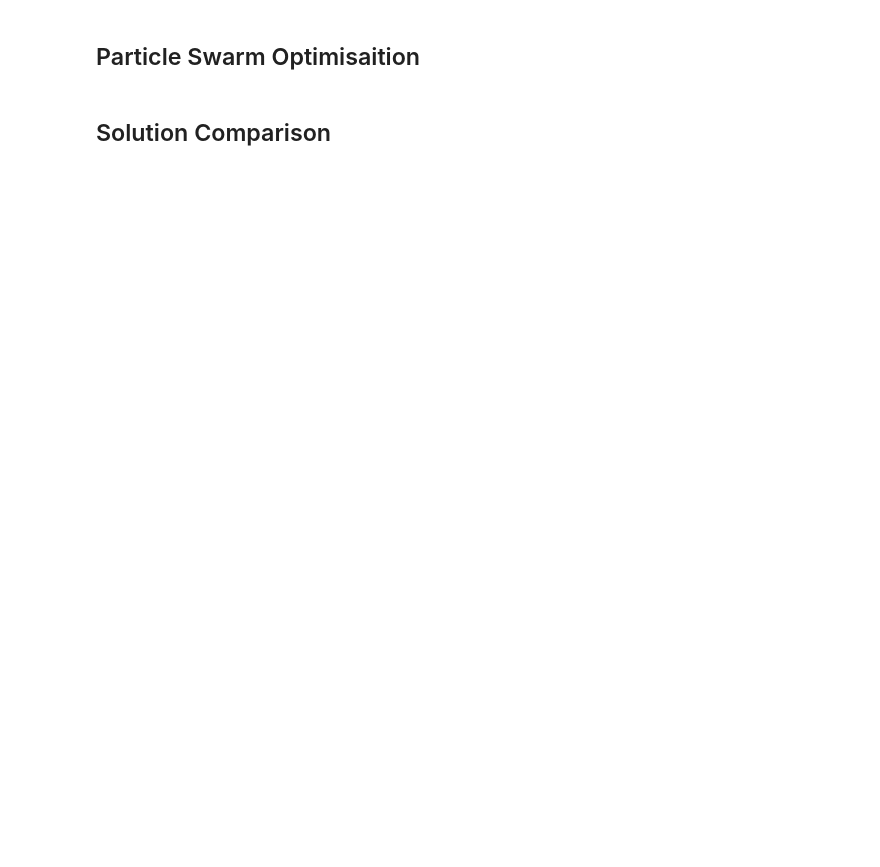
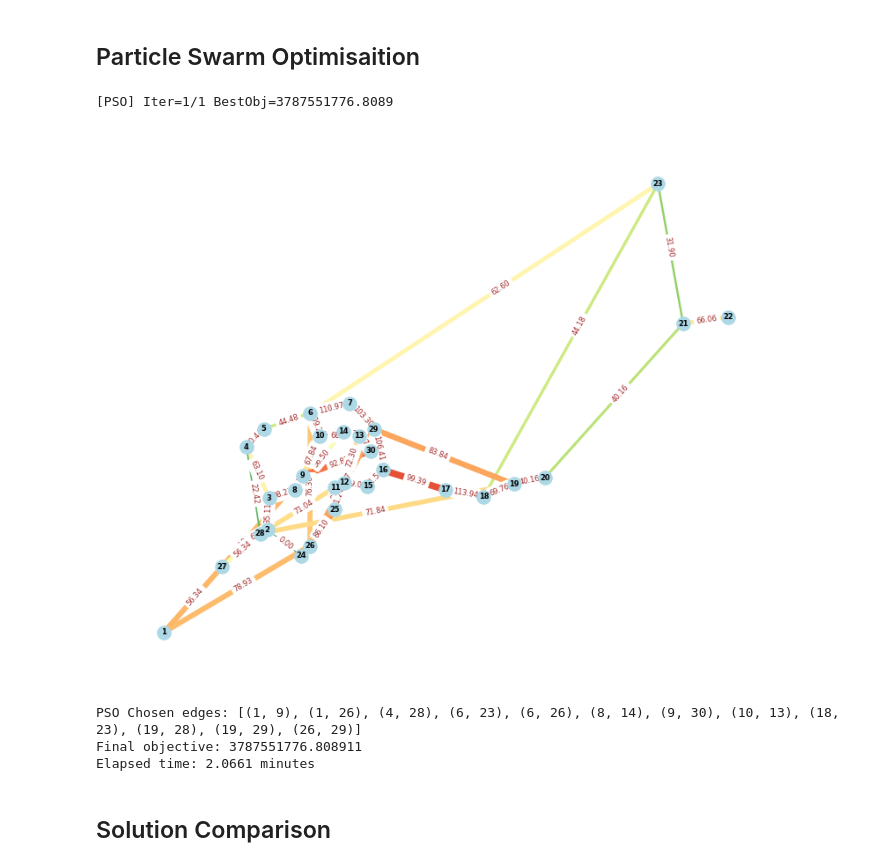
Before and after one commit to YvesMatanga/Transport-Network-Design, a Jupyter notebook: Kinshasa/alg/constrained/TNDP_Constrained_PSO.ipynb, the cells around one changed output. Saved outputs shown, nothing was run; the diff lists cells and outputs as text; code cells hidden in the pictures; blank space fills up the shorter version.

```diff
--- a/Kinshasa/alg/constrained/TNDP_Constrained_PSO.ipynb
+++ b/Kinshasa/alg/constrained/TNDP_Constrained_PSO.ipynb
@@ -151,7 +167,8 @@ CALIB = calibration_score
 OD_pairs = demand_dict.keys() #[(1,27),(16,18),(5,7),(10,13)] #Origin Destination Pairs
 demand_paths = demand_dict# {(1,27):25, (16,18):15, (5,7):15, (10,13):18}
 Budget = 100 #100 Km
-travel_t0 = {(i,j):cost_weights[i,j] for (i,j) in Gc.edges()}
+v_avg = 40;
+travel_t0 = {(i,j):(cost_weights[i,j]/calibration_score)/v_avg for (i,j) in Gc.edges()}
 travel_alpha = {(i,j):0.15 for (i,j) in Gc.edges()}
 optim_free_design = False
 #Optimisation settings
@@ -159,8 +176,14 @@ penalty_factor = 1e9
 optim_max_iter = 1
 optim_stall_iter = optim_max_iter
 optim_pop_size = 20
+#pso settings
+pso_wmax =1.2
+pso_wmin =0.4
+pso_c1 =2.0
+pso_c2 =2.0
+pso_vmax = 4
 #Number of runs
-n_runs = 10
+n_runs = 2
 # %% [markdown]
 <h3>Analysis</h3>
 # %%
@@ -360,11 +391,11 @@ def edge2var(edge_list,edges_):
     return ys
 
 #Travel time function
-def travel_time_discrete(t0,alpha,x_ij):
-    return t0*(1 + alpha*x_ij**4)
+def travel_time_discrete(t0,alpha,x_ij,C=1000.0):
+    return t0*(1 + alpha*(x_ij/C)**4)
 
-def travel_time_integral(t0,alpha,x_ij):
-    return t0*(x_ij + 0.2*alpha*x_ij**5)
+def travel_time_integral(t0,alpha,x_ij,C=1000.0):
+    return t0*(x_ij + 0.2*alpha*(x_ij**5)/(C**4))
 
 #Lower Level Problem
 def LLP_problem_solve(G_0, design_edges,
@@ -434,7 +465,9 @@ def LLP_problem_solve(G_0, design_edges,
     LL_Trans_Problem.f_k = pyo.Var(flow_vars_inds, within=pyo.NonNegativeReals) #Flow variables are rs-dependent
     LL_Trans_Problem.constraint_flow = pyo.Constraint(OD_pairs,rule=flow_demand_rule)#Flow Demand rule
     LL_Trans_Problem.constraint_flow_xij = pyo.Constraint(Gi.edges(),rule=flow_xij_rule)#Flow Xij rule
-    LL_Trans_Problem.obj = pyo.Objective(expr=sum(LL_Trans_Problem.x_ij[i,j]*travel_time_integral(travel_t0[i,j],travel_alpha[i,j],LL_Trans_Problem.x_ij[i,j]) for (i,j) in LL_Trans_Problem.x_ij))
+    #LL_Trans_Problem.obj = pyo.Objective(expr=sum(LL_Trans_Problem.x_ij[i,j]*travel_time_integral(travel_t0[i,j],travel_alpha[i,j],LL_Trans_Problem.x_ij[i,j]) for (i,j) in LL_Trans_Problem.x_ij))
+    LL_Trans_Problem.obj = pyo.Objective(expr=sum(travel_time_integral(travel_t0[i,j],travel_alpha[i,j],LL_Trans_Problem.x_ij[i,j]) for (i,j) in LL_Trans_Problem.x_ij))
+
     pyo.SolverFactory(solver_).solve(LL_Trans_Problem,tee=display)
 
     if display:
@@ -660,11 +738,11 @@ def pso_upper_solver(
     # PSO parameters
     num_particles=optim_pop_size,
     max_iter=optim_max_iter,
-    w_max=0.9,
-    w_min=0.4,
-    c1=2.0,
-    c2=2.0,
-    vmax=4.0,
+    w_max=pso_wmax,
+    w_min=pso_wmin,
+    c1=pso_c1,
+    c2=pso_c2,
+    vmax=pso_vmax,
     seed=None,
     display=False,
     free_design = optim_free_design,
@@ -800,38 +878,44 @@ pso_best_edges, pso_best_obj, pso_best_flows,pso_iter_history = pso_upper_solver
     G0,
     complete_edge_list,
     OD_pairs=OD_pairs,
     demand_paths=demand_paths,
     travel_t0=travel_t0,
     travel_alpha=travel_alpha,
     cost_weights=cost_weights,
     budget=Budget,
     calib=CALIB,
     num_particles=optim_pop_size,
     max_iter=optim_max_iter,
-    w_max=0.9,
-    w_min=0.3,
-    c1=2.0,
-    c2=2.0,
-    vmax=4.0,
+    w_max=pso_wmax,
+    w_min=pso_wmin,
+    c1=pso_c1,
+    c2=pso_c2,
+    vmax=pso_vmax,
     seed=42,
     display=True,
     free_design = optim_free_design,
     node_data = node_data
 )
 
 stop_pso = time.time()
 elapsed_pso = (stop_pso - start_pso)/60
 
 print("\nPSO Chosen edges:", pso_best_edges)
 print("Final objective:", pso_best_obj)
 print(f"Elapsed time: {elapsed_pso:.4f} minutes")
 
 # --- Store results from this run ---
 elapsed_pso_list.append(elapsed_pso)
 pso_best_edges_list.append(pso_best_edges.copy())
 pso_best_obj_list.append(pso_best_obj)
 pso_best_flows_list.append(pso_best_flows.copy())
 pso_iter_history_list.append(pso_iter_history.copy())
+# %% [output]
+[PSO] Iter=1/1 BestObj=3787551776.8089
+[figure, added]
+PSO Chosen edges: [(1, 9), (1, 26), (4, 28), (6, 23), (6, 26), (8, 14), (9, 30), (10, 13), (18, 23), (19, 28), (19, 29), (26, 29)]
+Final objective: 3787551776.808911
+Elapsed time: 2.0661 minutes
 # %% [markdown]
 <h2>Solution Comparison</h2>
 # %%
```
Also changed, not shown: parts of 18 cells of this notebook, 14 other files.
